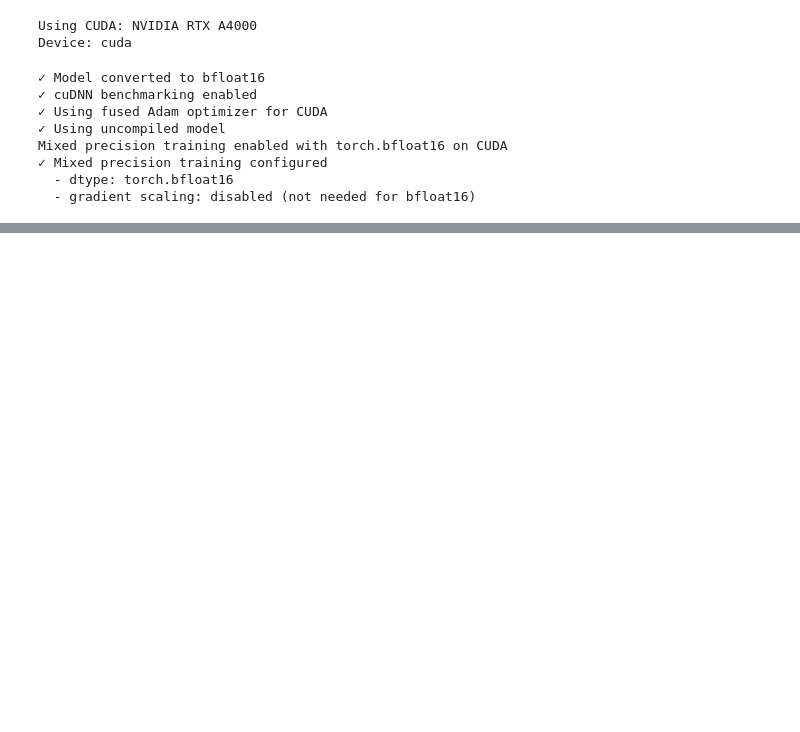
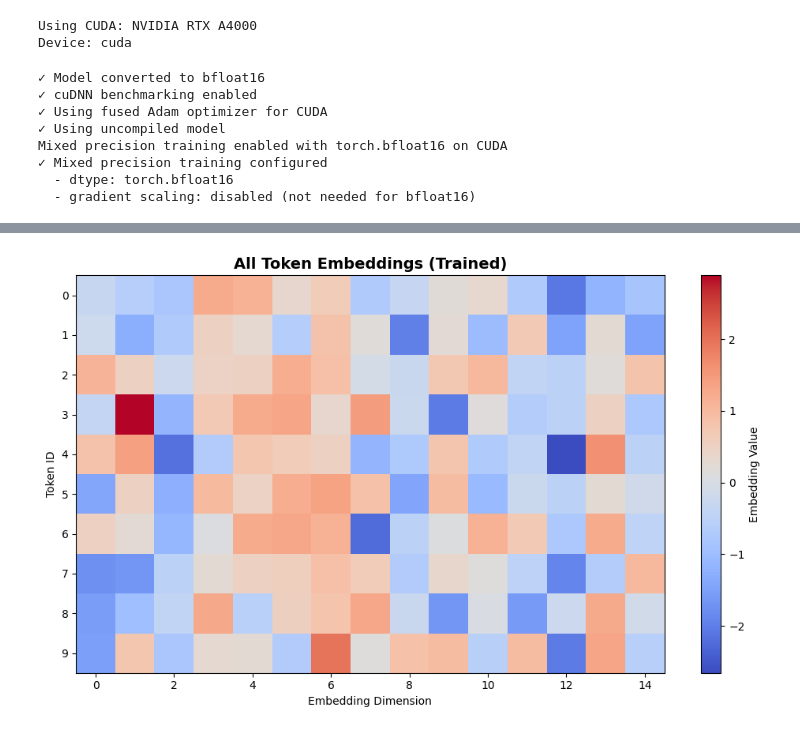
Before and after one commit to sooham/svi.on.mnist, a Jupyter notebook: llm_on_sudoku.ipynb, the cells around one changed output, grey strips where cells are left out. Cells and saved outputs as stored; diff of their text form; code cells hidden in the pictures; blank space fills up the shorter version.

````diff
--- a/llm_on_sudoku.ipynb
+++ b/llm_on_sudoku.ipynb
@@ -1174,0 +1437,96 @@ plt.show()
+# %%
+# Save the trained model using the new save_model method
+model_save_path = "./sudoku2vec_trained_model.pt"
+model.save_model(model_save_path)
+
+# Demonstrate getting embeddings
+print("\n" + "="*80)
+print("EMBEDDING EXTRACTION DEMONSTRATION")
+print("="*80)
+
+# Get all embeddings
+all_embeddings = model.get_embeddings()
+print(f"\n1. All Token Embeddings:")
+print(f"   Shape: {all_embeddings.shape}")
+print(f"   Description: [vocab_size={all_embeddings.shape[0]}, embedding_dim={all_embeddings.shape[1]}]")
+
+# Get embedding for a specific token (e.g., token 5)
+token_5_embedding = model.get_embedding_for_token(5)
+print(f"\n2. Embedding for Token 5:")
+print(f"   Shape: {token_5_embedding.shape}")
+print(f"   Values: {token_5_embedding.squeeze()}")
+
+# Get embeddings for multiple tokens
+multiple_tokens = [1, 3, 5, 7, 9]
+multiple_embeddings = model.get_embedding_for_token(multiple_tokens)
+print(f"\n3. Embeddings for Tokens {multiple_tokens}:")
+print(f"   Shape: {multiple_embeddings.shape}")
+print(f"   Description: [num_tokens={len(multiple_tokens)}, embedding_dim={multiple_embeddings.shape[-1]}]")
+
+# Visualize all embeddings as a heatmap
+fig, ax = plt.subplots(1, 1, figsize=(10, 6))
+embeddings_np = all_embeddings.cpu().float().numpy()
+im = ax.imshow(embeddings_np, cmap='coolwarm', aspect='auto', interpolation='nearest')
+ax.set_title('All Token Embeddings (Trained)', fontweight='bold', fontsize=14)
+ax.set_xlabel('Embedding Dimension')
+ax.set_ylabel('Token ID')
+ax.set_yticks(range(all_embeddings.shape[0]))
+plt.colorbar(im, ax=ax, label='Embedding Value')
+plt.tight_layout()
+plt.show()
+
+print("\n" + "="*80)
+print("MODEL LOADING DEMONSTRATION")
+print("="*80)
+
+# Demonstrate loading the model in a fresh instance
+print(f"\nLoading model from {model_save_path}...")
+loaded_model = Sudoku2Vec.load_model(model_save_path, device=device)
+
+# Verify the loaded model works correctly
+print("\nVerifying loaded model...")
+test_target = target[0:1]
+test_position = position[0:1]
+test_puzzle = puzzles[0:1]
+
+with torch.no_grad():
+    original_output, _, _, _ = model.forward(test_target.long().to(device),
+                                             test_position.long().to(device),
+                                             test_puzzle.long().to(device))
+    loaded_output, _, _, _ = loaded_model.forward(test_target.long().to(device),
+                                                   test_position.long().to(device),
+                                                   test_puzzle.long().to(device))
+
+    # Check if outputs match
+    outputs_match = torch.allclose(original_output.float(), loaded_output.float(), atol=1e-5)
+    print(f"✓ Outputs match: {outputs_match}")
+
+    if not outputs_match:
+        max_diff = (original_output.float() - loaded_output.float()).abs().max()
+        print(f"  Maximum difference: {max_diff:.6f}")
+
+print("\n" + "="*80)
+print("USAGE EXAMPLE: Load model in a different program")
+print("="*80)
+print("""
+To load this model in another Python program, simply use:
+
+```python
+import torch
+from your_module import Sudoku2Vec  # Import the class definition
+
+# Load the trained model
+device = 'cuda' if torch.cuda.is_available() else 'cpu'
+model = Sudoku2Vec.load_model('sudoku2vec_trained_model.pt', device=device)
+
+# Get embeddings
+embeddings = model.get_embeddings()  # Get all embeddings
+token_embedding = model.get_embedding_for_token(5)  # Get embedding for token 5
+
+# Use the model for inference
+output, attention, target_with_pos, grid_emb = model.forward(target, position, puzzle)
+```
+
+Note: Make sure the Sudoku2Vec class definition is available in your program!
+""")
+# %% [output]
@@ -1174,0 +1552 @@ plt.show()
+[figure, added]
````
Also changed, not shown: parts of 6 cells of this notebook, 59 other files.
